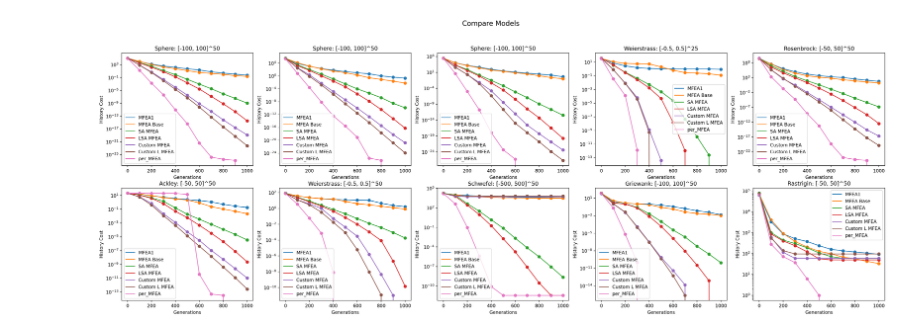
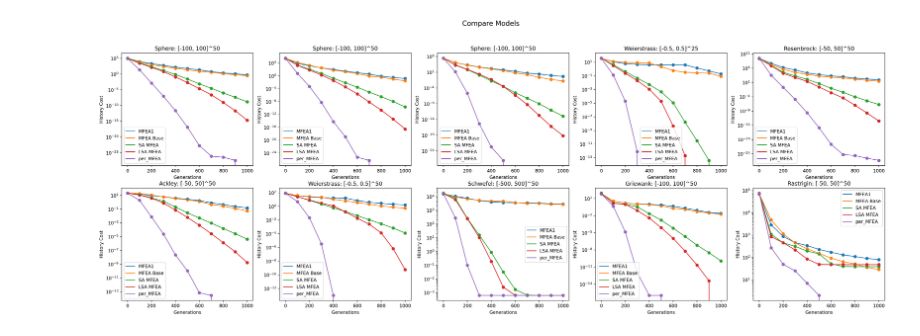
Before and after one commit to KienLe-HUST/EC_MSO, a Jupyter notebook: per_MFEA.ipynb, the cells around one changed output. Cells and saved outputs as stored; diff of their text form; code cells hidden in the pictures.

```diff
--- a/per_MFEA.ipynb
+++ b/per_MFEA.ipynb
@@ -341,7 +438,7 @@ class per_MFEA(AbstractModel):
         print(eval_k)
         return self.solve, self.history_cost
 # %%
-cec17_10tasks_fixed = CEC17_benchmark.get_10tasks_benchmark(fix = True)
+cec17_10tasks = CEC17_benchmark.get_10tasks_benchmark(fix = False)
 # %%
 per_model = per_MFEA()
 
@@ -372,32 +474,28 @@ array([0.00000000e+00, 0.00000000e+00, 0.00000000e+00, 0.00000000e+00,
        0.00000000e+00, 0.00000000e+00])
 # %%
-model1 = loadModel("./RESULTS/cec17fixed_mfea1.mso")
+model1 = loadModel("./RESULTS/cec17_mfea1.mso")
 
-base_model = loadModel("./RESULTS/cec17fixed_mfeabase.mso")
+base_model = loadModel("./RESULTS/cec17_mfeabase.mso")
 
-sa_model = loadModel("./RESULTS/cec17fixed_sa_mfea.mso")
+sa_model = loadModel("./RESULTS/cec17_sa_mfea.mso")
 
-lsa_model = loadModel("./RESULTS/cec17fixed_lsa_mfea.mso")
+lsa_model = loadModel("./RESULTS/cec17_lsa_mfea.mso")
 
-cus_model:cus_MFEA = loadModel("./RESULTS/cec17fixed_cusMFEA.mso")
-
-cus_Lmodel:cus_MFEA = loadModel("./RESULTS/cec17fixed_cusLMFEA.mso")
-
-per_model:per_MFEA = loadModel("./RESULTS/cec17fixed_per_MFEA.mso")
+per_model:per_MFEA = loadModel("./RESULTS/cec17_per_MFEA.mso")
 
 # per_Lmodel:per_MFEA = loadModel("./RESULTS/cec17fixed_per_LMFEA.mso")
 # %%
 compareModel(
-    models= [model1, base_model, sa_model, lsa_model, cus_model, cus_Lmodel, per_model],
-    label_legend=  ["MFEA1", "MFEA Base", "SA MFEA", "LSA MFEA", "Custom MFEA", "Custom L MFEA", "per_MFEA"],
-    tasks= cec17_10tasks_fixed,
+    models= [model1, base_model, sa_model, lsa_model, per_model],
+    label_legend=  ["MFEA1", "MFEA Base", "SA MFEA", "LSA MFEA", "per_MFEA"],
+    tasks= cec17_10tasks,
     shape= (2, 5),
     step= 100,
     yscale= 'log'
 )
 print()
 # %% [output]
-[figure, old version]
+[figure, new version]
 # %%
 per_model.render_rmp(step = 1, get_host= True)
 print()
```
Also changed, not shown: parts of 8 cells of this notebook, 16 other files.
